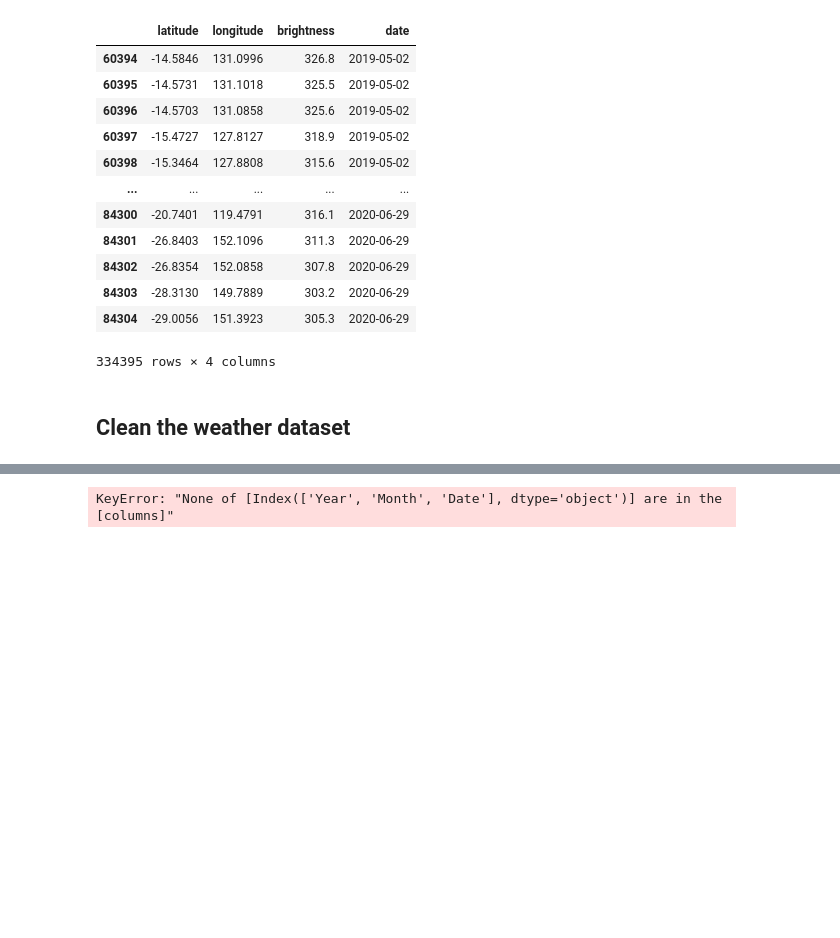
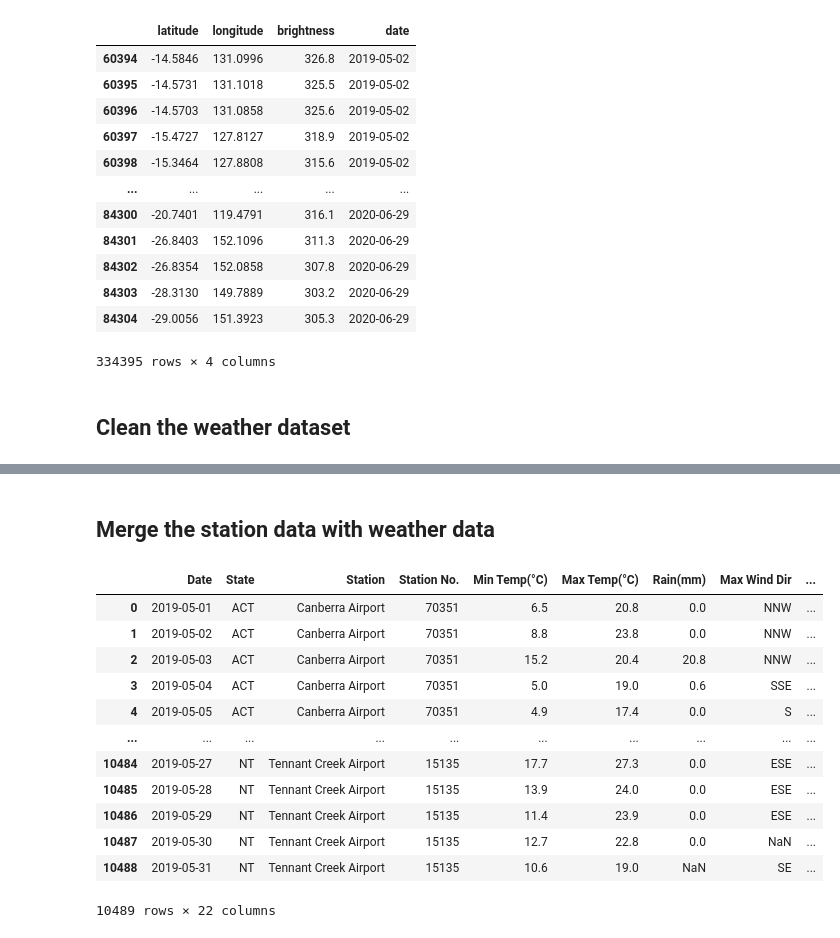
Before and after one commit to 22OVERSooN/Australian_Bushfire_Analysis, a Jupyter notebook: data_cleansing.ipynb, the cells around one changed output, grey strips where cells are left out. Cells and saved outputs as stored; diff of their text form; code cells hidden in the pictures; blank space fills up the shorter version.

```diff
--- a/data_cleansing.ipynb
+++ b/data_cleansing.ipynb
@@ -211,6 +263,22 @@ aus_weather_final
-# %%
-
-aus_weather_final['Date'] = pd.to_datetime(aus_weather[["Year", "Month", "Date"]])
-aus_weather_final
-# %% [output]
-KeyError: "None of [Index(['Year', 'Month', 'Date'], dtype='object')] are in the [columns]"
+# %% [markdown]
+## Merge the station data with weather data
+# %%
+#merge the two dataset table on the station number
+aus_weather_final["Station No."] = pd.to_numeric(aus_weather_final["Station No."])
+aus_weather_with_station = aus_weather_final.merge(weather_station_raw,left_on="Station No.",right_on='STN_NUM')
+
+aus_weather_with_station
+# %% [output]
+|  | Date | State | Station | Station No. | Min Temp(°C) | Max Temp(°C) | Rain(mm) | Max Wind Dir | ... |
+| 0 | 2019-05-01 | ACT | Canberra Airport | 70351 | 6.5 | 20.8 | 0.0 | NNW | ... |
+| 1 | 2019-05-02 | ACT | Canberra Airport | 70351 | 8.8 | 23.8 | 0.0 | NNW | ... |
+| 2 | 2019-05-03 | ACT | Canberra Airport | 70351 | 15.2 | 20.4 | 20.8 | NNW | ... |
+| 3 | 2019-05-04 | ACT | Canberra Airport | 70351 | 5.0 | 19.0 | 0.6 | SSE | ... |
+| 4 | 2019-05-05 | ACT | Canberra Airport | 70351 | 4.9 | 17.4 | 0.0 | S | ... |
+| ... | ... | ... | ... | ... | ... | ... | ... | ... | ... |
+| 10484 | 2019-05-27 | NT | Tennant Creek Airport | 15135 | 17.7 | 27.3 | 0.0 | ESE | ... |
+| 10485 | 2019-05-28 | NT | Tennant Creek Airport | 15135 | 13.9 | 24.0 | 0.0 | ESE | ... |
+| 10486 | 2019-05-29 | NT | Tennant Creek Airport | 15135 | 11.4 | 23.9 | 0.0 | ESE | ... |
+| 10487 | 2019-05-30 | NT | Tennant Creek Airport | 15135 | 12.7 | 22.8 | 0.0 | NaN | ... |
+| 10488 | 2019-05-31 | NT | Tennant Creek Airport | 15135 | 10.6 | 19.0 | NaN | SE | ... |
+10489 rows × 22 columns
```
Also changed, not shown: parts of 12 cells of this notebook, 4 other files.
